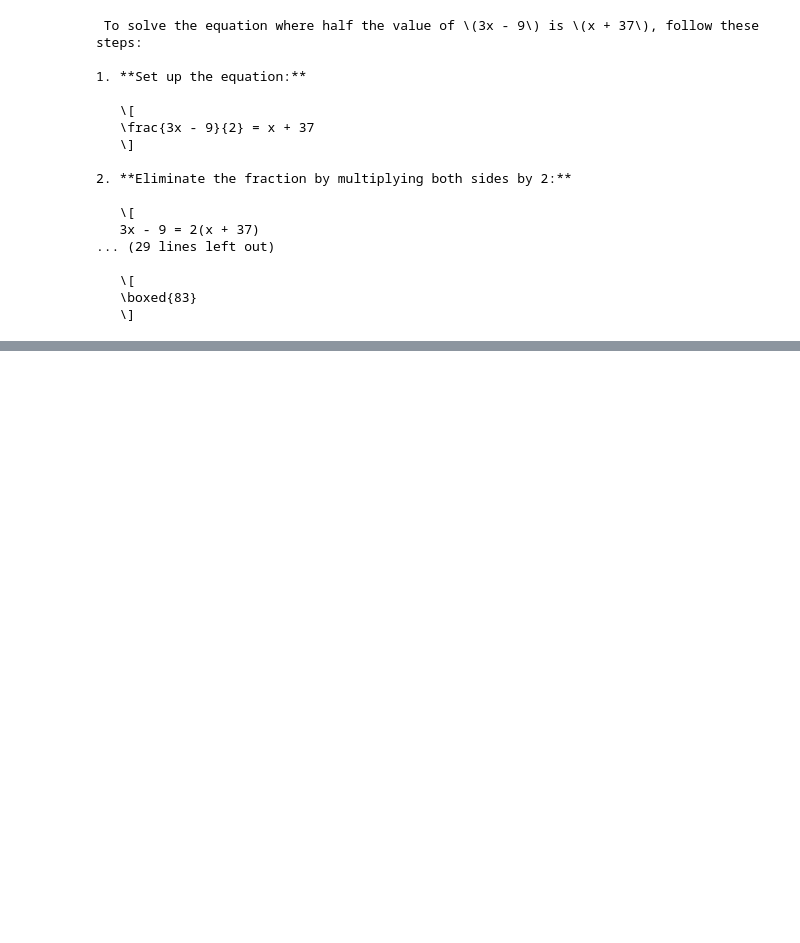
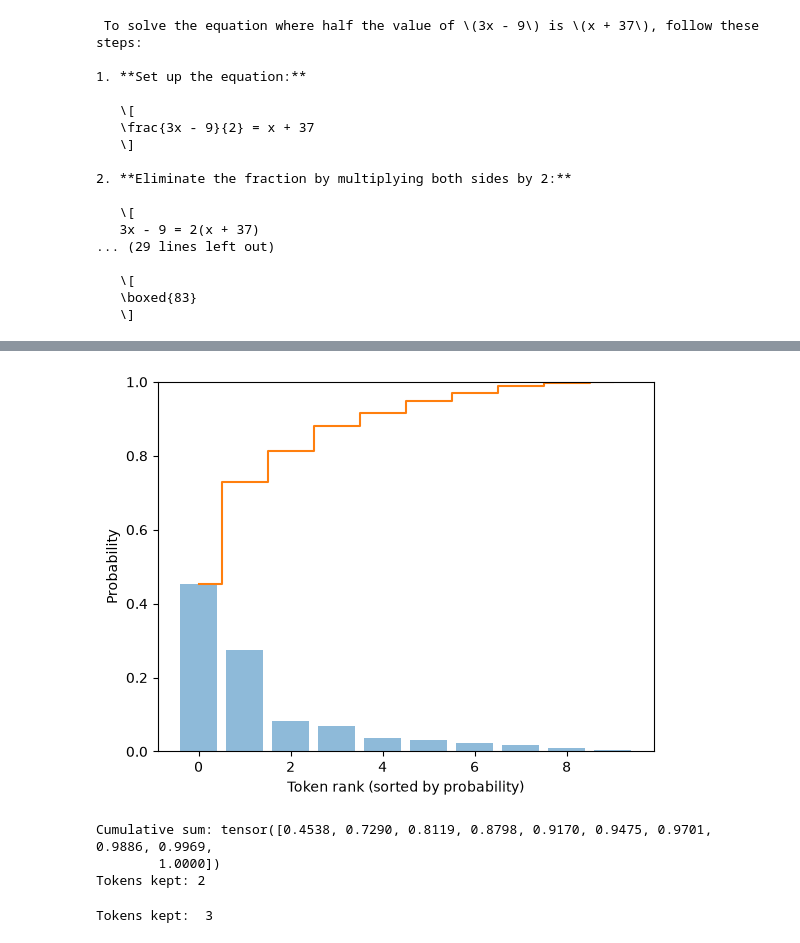
Before and after one commit to josephbrockw/machine-intelligence, a Jupyter notebook: 02-reasoning-model-from-scratch/04_inference_time_scaling/self_consistency.ipynb, the cells around one changed output, grey strips where cells are left out. Saved outputs shown, nothing was run; the diff lists cells and outputs as text; code cells hidden in the pictures; blank space fills up the shorter version.

```diff
--- a/02-reasoning-model-from-scratch/04_inference_time_scaling/self_consistency.ipynb
+++ b/02-reasoning-model-from-scratch/04_inference_time_scaling/self_consistency.ipynb
@@ -236,0 +259,37 @@ Balances diversity and coherence
+# %%
+sorted_probas, sorted_idx = torch.sort(toy_probas, descending=True)
+cumsum = torch.cumsum(sorted_probas, dim=-1)
+
+plt.bar(
+    torch.arange(len(sorted_probas)), sorted_probas,
+        alpha=0.5
+)
+plt.step(
+    torch.arange(len(cumsum)), cumsum,
+    where="mid", color="C1", label="Cumulative sum"
+)
+
+plt.ylim([0, 1])
+plt.xlabel("Token rank (sorted by probability)")
+plt.ylabel("Probability")
+plt.show()
+# %% [output]
+[figure, added]
+# %%
+# A simple top-p filtering rule
+top_p = 0.8
+keep_mask = cumsum <= top_p
+n_kept = torch.sum(keep_mask).item()
+print("Cumulative sum:", cumsum)
+print("Tokens kept:", n_kept)
+# %% [output]
+Cumulative sum: tensor([0.4538, 0.7290, 0.8119, 0.8798, 0.9170, 0.9475, 0.9701, 0.9886, 0.9969,
+        1.0000])
+Tokens kept: 2
+# %%
+# A common variant of top-p filtering
+keep_mask = (cumsum - sorted_probas) < top_p
+n_kept = keep_mask.sum().item()
+print("Tokens kept: ", n_kept)
+# %% [output]
+Tokens kept:  3
```
Also changed, not shown: parts of 11 cells of this notebook, 3 other files.
